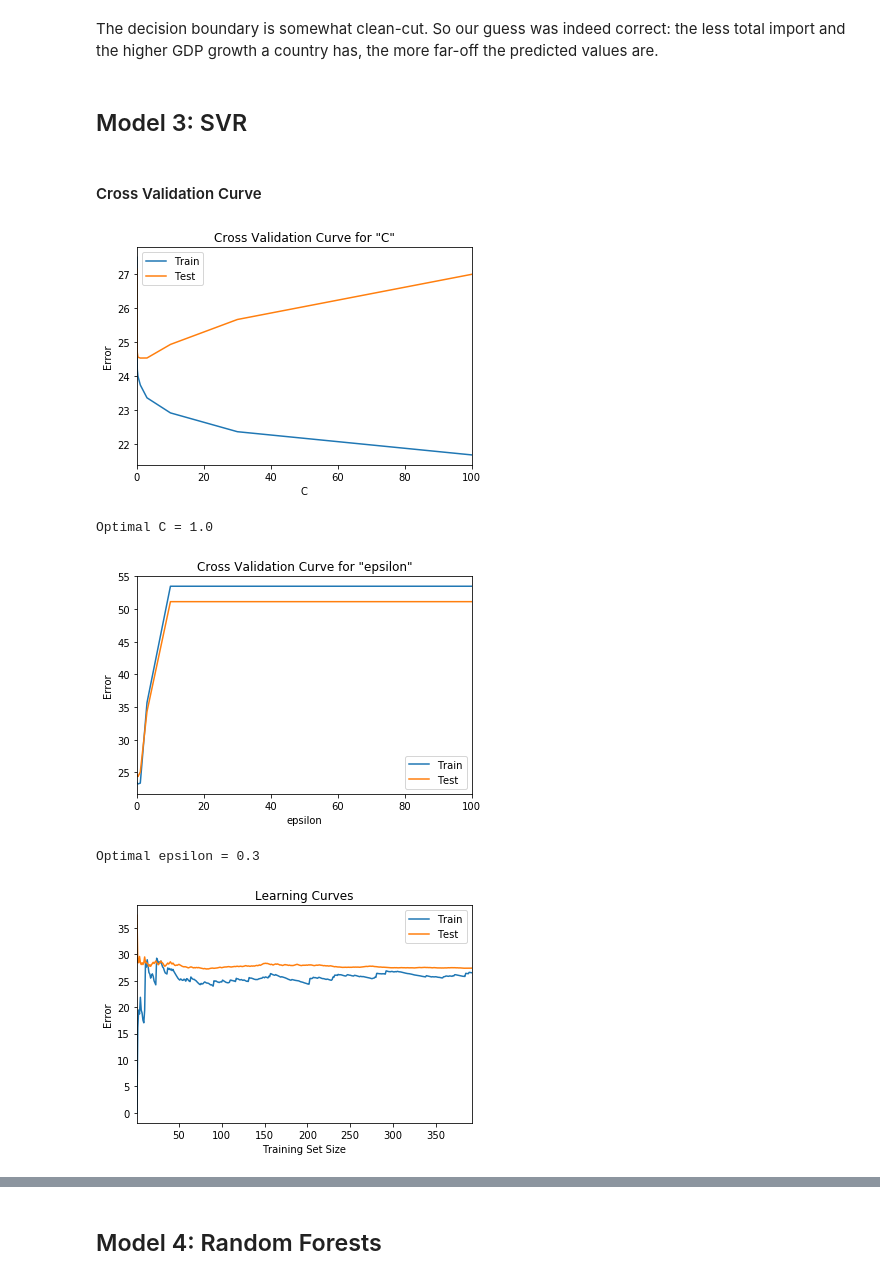
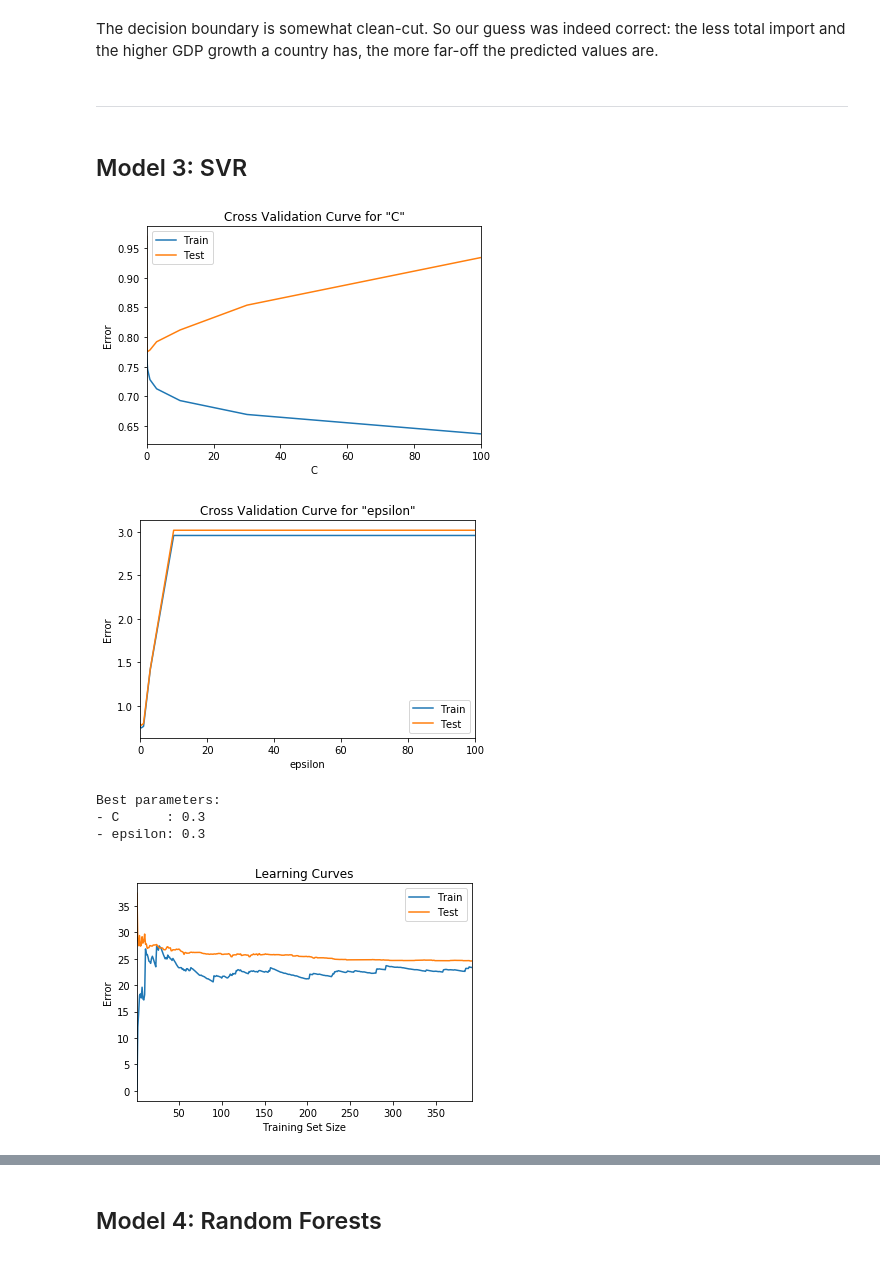
Before and after one commit to lincht/TradeModel, a Jupyter notebook: model/growth_pred.ipynb, the cells around one changed output, grey strips where cells are left out. Saved outputs shown, nothing was run; the diff lists cells and outputs as text; code cells hidden in the pictures.

Commit message:
Restructure framework for ensembling, add optimize method, rewrite cv curve

```diff
--- a/model/growth_pred.ipynb
+++ b/model/growth_pred.ipynb
@@ -58,10 +58,11 @@ lr_df[['ex', 'gdp_capita', 'im']] = lr_df[['ex', 'gdp_capita', 'im']].apply(np.l
 import re
 
 class GroupMeanNormalizer(object):
-    """Transform data by substracting group mean from group members.
+    """Transform data by subtracting group mean from group members.
 
-    The groupby variable ``groupby`` must be a MultiIndex level.
+    The groupby variable `groupby` passed when initializing must be a MultiIndex level.
     """
+
     def __init__(self, data, groupby):
         self.groupby = groupby
         self.means = data.groupby(level=groupby).mean()
@@ -532,17 +617,21 @@ Stratefied 5-fold cv errors:
 # %% [markdown]
 #### Learning Curves: Are More Data Likely to Help?
 # %%
-def learning_curves(data, X, model, **kwargs):
-    """Plot learning curves for no. of training examples = 1 to 30% of the dataset."""
-    n_trains = range(1, round(len(data) * .3))
+def learning_curves(model):
+    """Plot learning curves for no. of training examples = 1 to 30% of the dataset.
+
+    Parameters
+    ----------
+    model : ExportGrowthModel object
+    """
+
+    n_trains = range(1, round(len(model.data) * .3))
     train_errors = []
     test_errors = []
     for n_train in n_trains:
-        mdl = ExportGrowthModel(
-            data=data, X=X, y='ex_growth',
-            model=model, normalize=False, cv_method='sampling', n_train=n_train, **kwargs)
-        train_errors.append(mdl.train_error)
-        test_errors.append(mdl.test_error)
+        model.validate(cv_method='sampling', n_train=n_train)
+        train_errors.append(model.train_error)
+        test_errors.append(model.test_error)
     curve_dt = pd.DataFrame(dict(n_train=n_trains, train_error=train_errors, test_error=test_errors))
     curve_dt.plot(x='n_train', y=['train_error', 'test_error'])
     plt.title('Learning Curves')
@@ -551,5 +640,3 @@ def learning_curves(data, X, model, **kwargs):
     plt.legend(['Train', 'Test'])
     plt.show()
     return
-# %%
-learning_curves(outlier_rm, X=['gdp_growth', 'capita_growth', 'im_growth'], model='lr_growth')
@@ -642,7 +729,7 @@ plt.show()
 [figure]
 # %% [markdown]
 The decision boundary is somewhat clean-cut. So our guess was indeed correct: the less total import and the higher GDP growth a country has, the more far-off the predicted values are.
+# %% [markdown]
+---
 # %% [markdown]
 ## Model 3: SVR
-# %% [markdown]
-#### Cross Validation Curve
@@ -684,14 +736,15 @@ def cv_curve(data, X, model, **params):
 # %%
-optimal_C = cv_curve(outlier_rm, X=['gdp_growth', 'capita_growth', 'im_growth'], model='svr',
-                     kernel='rbf', C=[0.001, 0.003, 0.01, 0.03, 0.1, 0.3, 1, 3, 10, 30, 100])
-optimal_epsilon = cv_curve(outlier_rm, X=['gdp_growth', 'capita_growth', 'im_growth'], model='svr',
-                           kernel='rbf', C=3,
-                           epsilon=[0.001, 0.003, 0.01, 0.03, 0.1, 0.3, 1, 3, 10, 30, 100])
-learning_curves(outlier_rm, X=['gdp_growth', 'capita_growth', 'im_growth'],
-                model='svr', kernel='rbf', C=optimal_C, epsilon=optimal_epsilon)
+model3 = ExportGrowthModel(data=outlier_rm, predictors=['gdp_growth', 'capita_growth', 'im_growth'],
+                           target='ex_growth', model='svr', scale=True, kernel='rbf')
+model3.fit(optimize=True,
+           param_grid=dict(C=[0.001, 0.003, 0.01, 0.03, 0.1, 0.3, 1, 3, 10, 30, 100],
+                           epsilon=[0.001, 0.003, 0.01, 0.03, 0.1, 0.3, 1, 3, 10, 30, 100]),
+           verbose=True)
+learning_curves(model3)
 # %% [output]
-[figure, old version]
+[figure, new version]
+[figure, new version]
-Optimal C = 1.0
+Best parameters:
+- C      : 0.3
+- epsilon: 0.3
-[figure, old version]
-Optimal epsilon = 0.3
-[figure, old version]
+[figure, new version]
```
Also changed, not shown: parts of 41 cells of this notebook.
